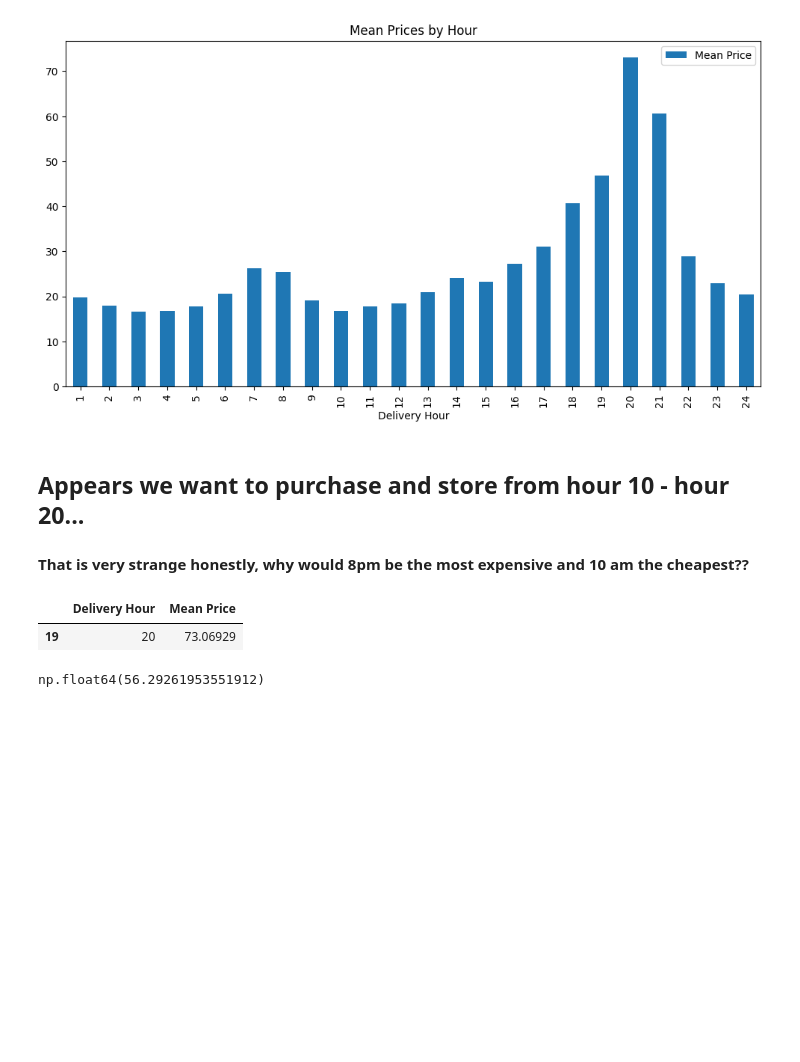
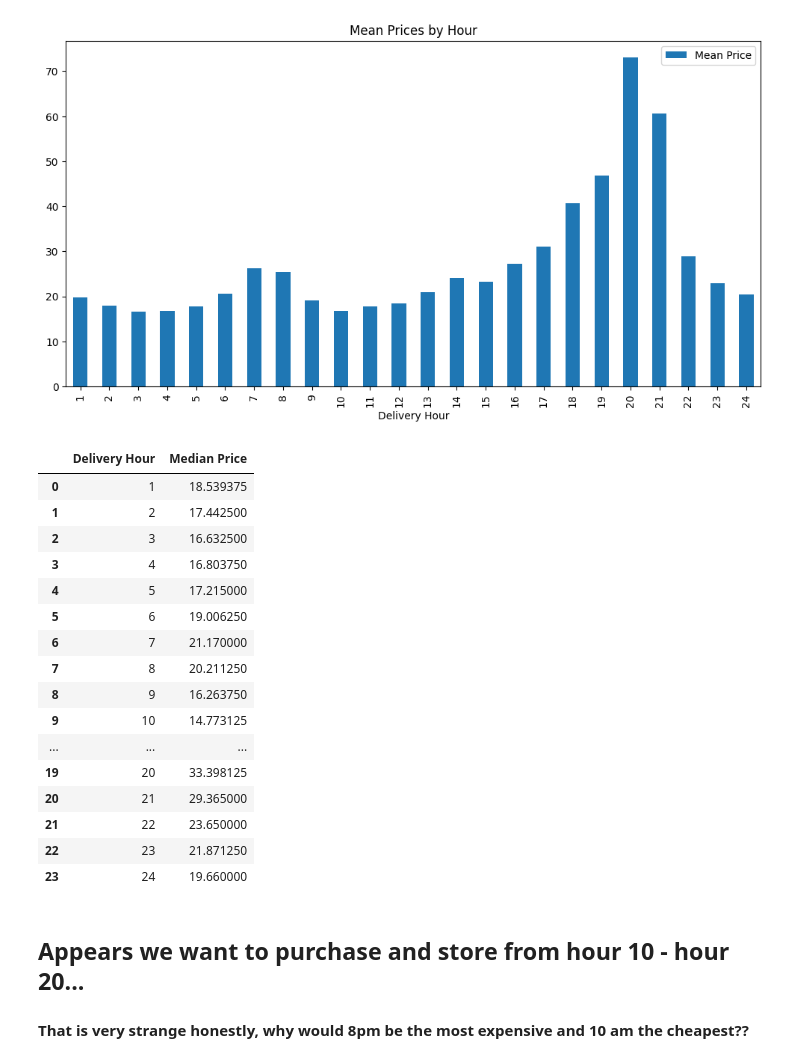
Before and after one commit to dsteffes133/Battery-Project, a Jupyter notebook: SPPsDATA.ipynb, the cells around one changed output. Saved outputs shown, nothing was run; the diff lists cells and outputs as text; code cells hidden in the pictures; blank space fills up the shorter version.

```diff
--- a/SPPsDATA.ipynb
+++ b/SPPsDATA.ipynb
@@ -411,6 +409,26 @@ df_hash2.plot(x='Delivery Hour', y='Mean Price', kind='bar', figsize=(12, 6), ti
 <Axes: title={'center': 'Mean Prices by Hour'}, xlabel='Delivery Hour'>
 [figure]
 [figure]
+# %%
+df_hash1.head(30)
+# %% [output]
+|  | Delivery Hour | Median Price |
+| 0 | 1 | 18.539375 |
+| 1 | 2 | 17.442500 |
+| 2 | 3 | 16.632500 |
+| 3 | 4 | 16.803750 |
+| 4 | 5 | 17.215000 |
+| 5 | 6 | 19.006250 |
+| 6 | 7 | 21.170000 |
+| 7 | 8 | 20.211250 |
+| 8 | 9 | 16.263750 |
+| 9 | 10 | 14.773125 |
+| ... | ... | ... |
+| 19 | 20 | 33.398125 |
+| 20 | 21 | 29.365000 |
+| 21 | 22 | 23.650000 |
+| 22 | 23 | 21.871250 |
+| 23 | 24 | 19.660000 |
 # %% [markdown]
 ## Appears we want to purchase and store from hour 10 - hour 20...
 #### That is very strange honestly, why would 8pm be the most expensive and 10 am the cheapest??
@@ -419,5 +434,0 @@ mean_df_20 = df_hash2[df_hash2['Delivery Hour'] == 20]
-# %%
-mean_df_20.head()
-# %% [output]
-|  | Delivery Hour | Mean Price |
-| 19 | 20 | 73.06929 |
@@ -426,4 +434,0 @@ mean_df_10 = df_hash2[df_hash2['Delivery Hour'] == 10]
-# %%
-mean_df_20['Mean Price'].values[0] - mean_df_10['Mean Price'].values[0]
-# %% [output]
-np.float64(56.29261953551912)
```
Also changed, not shown: parts of 11 cells of this notebook.
